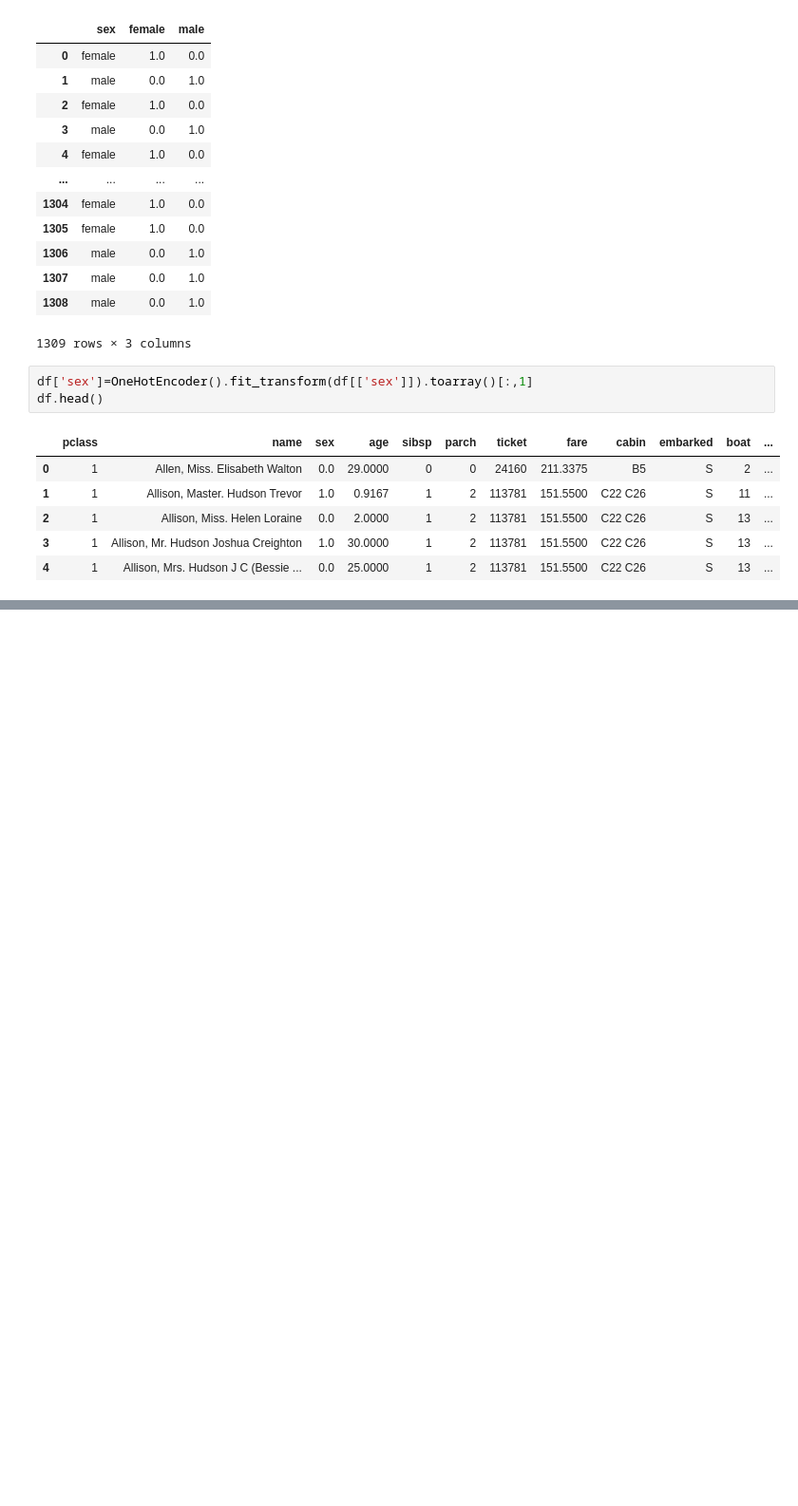
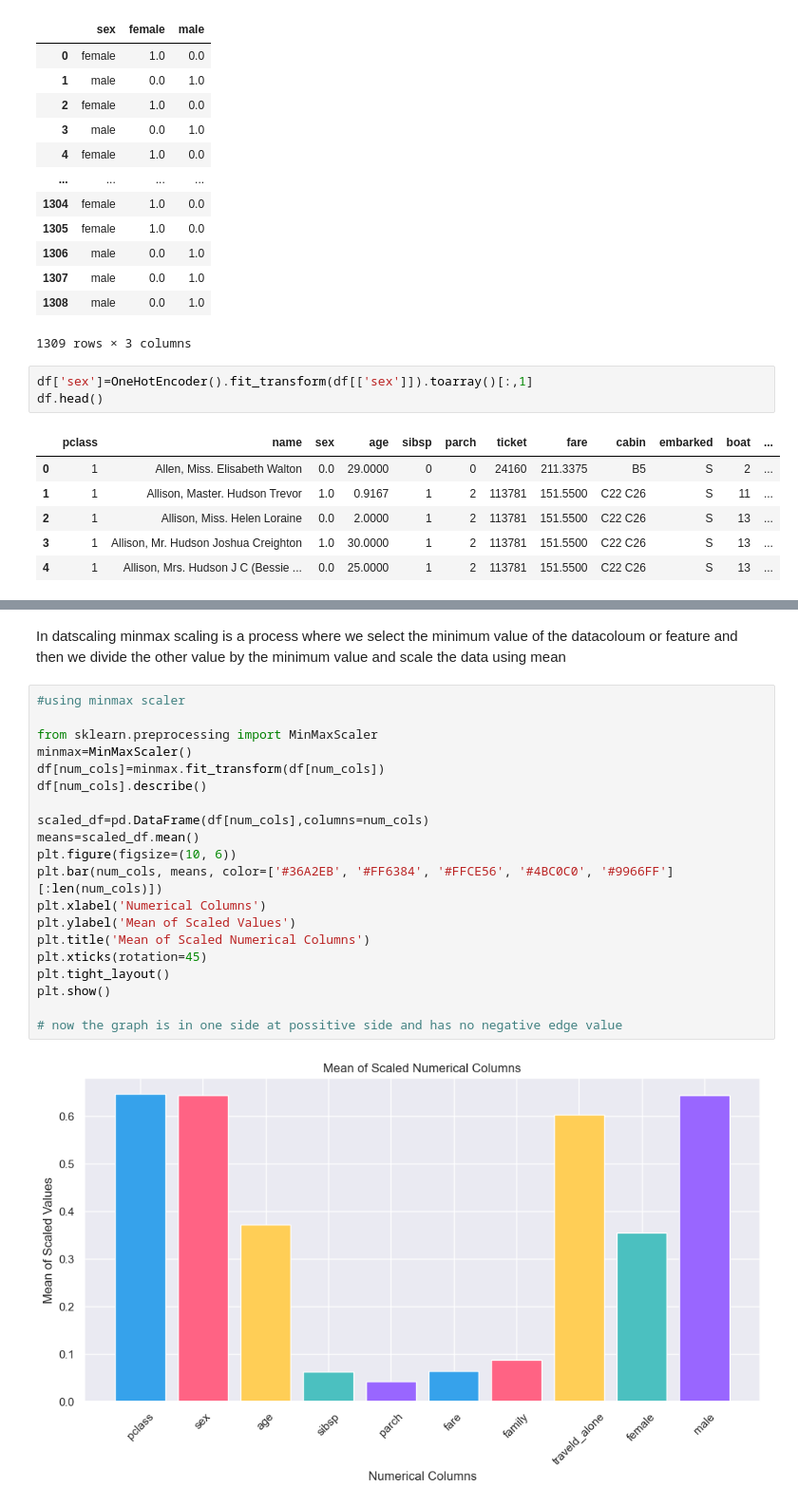
Before and after one commit to AdelZahid/Machine_learning_practice, a Jupyter notebook: Adel/pythonforml/sklearn.ipynb, the cells around one changed output, grey strips where cells are left out. Shown at 95% size. Cells and saved outputs as stored; diff of their text form; blank space fills up the shorter version.

```diff
--- a/Adel/pythonforml/sklearn.ipynb
+++ b/Adel/pythonforml/sklearn.ipynb
@@ -223,0 +264,24 @@ Data Scaling: Data Scaling in machine learning is the process of adjusting the r
+# %% [markdown]
+In datscaling minmax scaling is a process where we select the minimum value of the datacoloum or feature and then we divide the other value by the minimum value and scale the data using mean
+# %%
+#using minmax scaler
+
+from sklearn.preprocessing import MinMaxScaler
+minmax=MinMaxScaler()
+df[num_cols]=minmax.fit_transform(df[num_cols])
+df[num_cols].describe()
+
+scaled_df=pd.DataFrame(df[num_cols],columns=num_cols)
+means=scaled_df.mean()
+plt.figure(figsize=(10, 6))
+plt.bar(num_cols, means, color=['#36A2EB', '#FF6384', '#FFCE56', '#4BC0C0', '#9966FF'][:len(num_cols)])
+plt.xlabel('Numerical Columns')
+plt.ylabel('Mean of Scaled Values')
+plt.title('Mean of Scaled Numerical Columns')
+plt.xticks(rotation=45)
+plt.tight_layout()
+plt.show()
+
+# now the graph is in one side at possitive side and has no negative edge value
+# %% [output]
+[figure, added]
```
Also changed, not shown: parts of 2 cells of this notebook.
